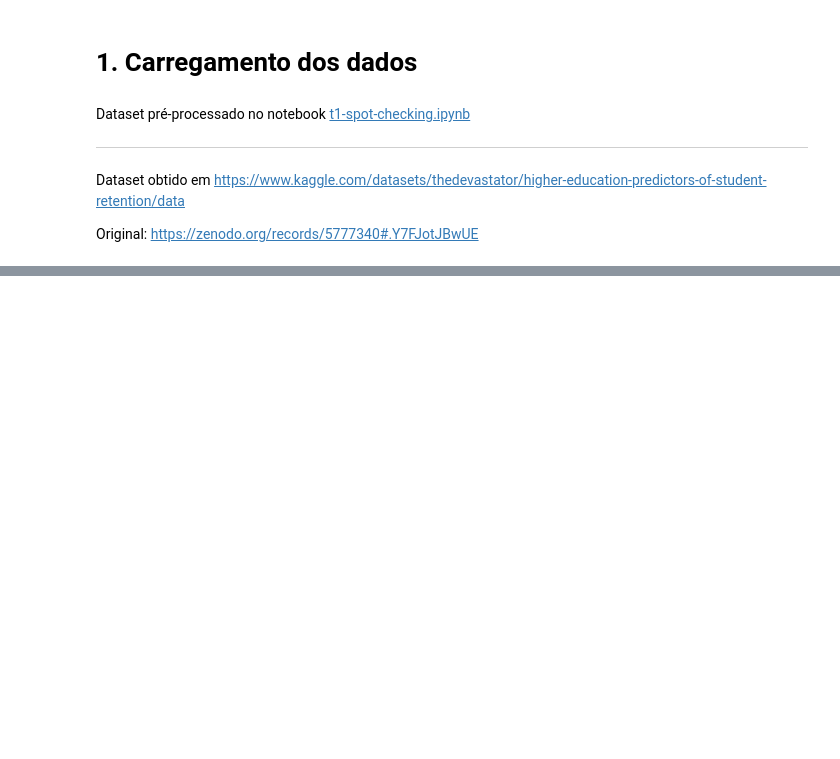
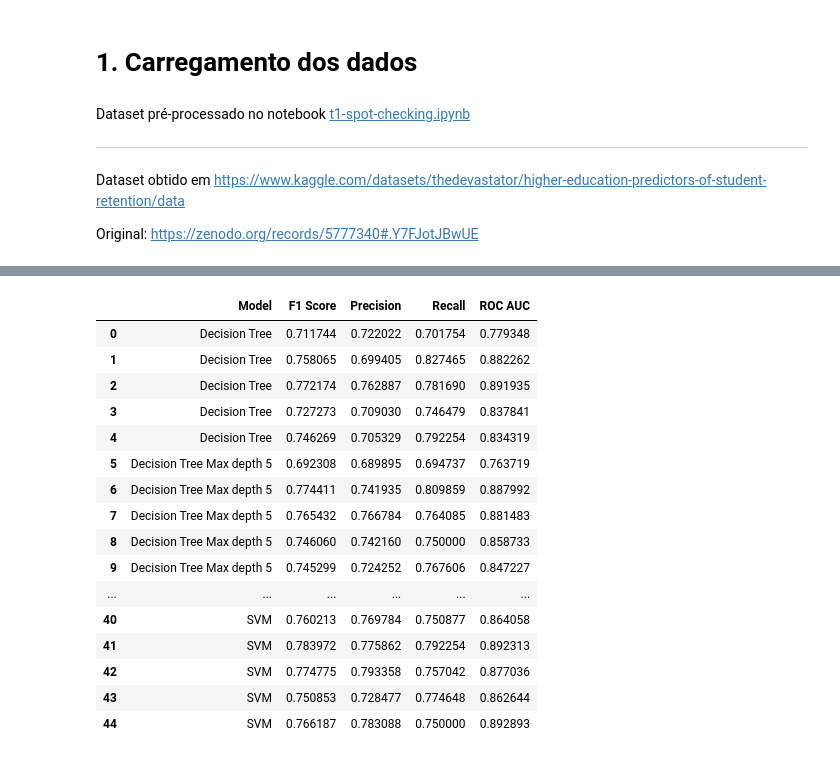
Before and after one commit to leonardoazzi/ipp-student-dropout, a Jupyter notebook: src/t2-otimizacao.ipynb, the cells around one changed output, grey strips where cells are left out. Drawn from its saved outputs; the diff is of its cells as text; code cells hidden in the pictures; blank space fills up the shorter version.

```diff
--- a/src/t2-otimizacao.ipynb
+++ b/src/t2-otimizacao.ipynb
@@ -190,12 +196,11 @@ import ace_tools as tools; tools.display_dataframe_to_user(name="Model Performan
 # %%
-# Define the space for hyperparameter optimization
-def define_search_space(model_name):
-    if model_name == 'Random Forest':
+def define_hyperopt_space(model_name):
+    if model_name == 'Random Forest gini' or model_name == 'Random Forest entropy':
         return {
             'n_estimators': hp.quniform('n_estimators', 50, 300, 10),
             'max_depth': hp.quniform('max_depth', 5, 50, 1),
         }
-    elif model_name == 'Decision Tree':
+    elif model_name == 'Decision Tree' or model_name == 'Decision Tree Max depth 5':
         return {
             'max_depth': hp.quniform('max_depth', 5, 50, 1),
         }
@@ -203,7 +208,7 @@ def define_search_space(model_name):
         return {
             'C': hp.loguniform('C', np.log(1e-4), np.log(1e2)),
         }
-    elif model_name == 'KNN':
+    elif model_name == '3-Nearest Neighbors' or model_name == '5-Nearest Neighbors':
         return {
             'n_neighbors': hp.quniform('n_neighbors', 3, 20, 1),
         }
@@ -219,0 +300,21 @@ def define_search_space(model_name):
+# %%
+results_df = nested_cv_with_hyperopt(X, y, algo_dict, outer_folds=5, inner_folds=3, metric='f1')
+display(results_df)
+# %% [output]
+|  | Model | F1 Score | Precision | Recall | ROC AUC |
+| 0 | Decision Tree | 0.711744 | 0.722022 | 0.701754 | 0.779348 |
+| 1 | Decision Tree | 0.758065 | 0.699405 | 0.827465 | 0.882262 |
+| 2 | Decision Tree | 0.772174 | 0.762887 | 0.781690 | 0.891935 |
+| 3 | Decision Tree | 0.727273 | 0.709030 | 0.746479 | 0.837841 |
+| 4 | Decision Tree | 0.746269 | 0.705329 | 0.792254 | 0.834319 |
+| 5 | Decision Tree Max depth 5 | 0.692308 | 0.689895 | 0.694737 | 0.763719 |
+| 6 | Decision Tree Max depth 5 | 0.774411 | 0.741935 | 0.809859 | 0.887992 |
+| 7 | Decision Tree Max depth 5 | 0.765432 | 0.766784 | 0.764085 | 0.881483 |
+| 8 | Decision Tree Max depth 5 | 0.746060 | 0.742160 | 0.750000 | 0.858733 |
+| 9 | Decision Tree Max depth 5 | 0.745299 | 0.724252 | 0.767606 | 0.847227 |
+| ... | ... | ... | ... | ... | ... |
+| 40 | SVM | 0.760213 | 0.769784 | 0.750877 | 0.864058 |
+| 41 | SVM | 0.783972 | 0.775862 | 0.792254 | 0.892313 |
+| 42 | SVM | 0.774775 | 0.793358 | 0.757042 | 0.877036 |
+| 43 | SVM | 0.750853 | 0.728477 | 0.774648 | 0.862644 |
+| 44 | SVM | 0.766187 | 0.783088 | 0.750000 | 0.892893 |
```
Also changed, not shown: parts of 12 cells of this notebook.
